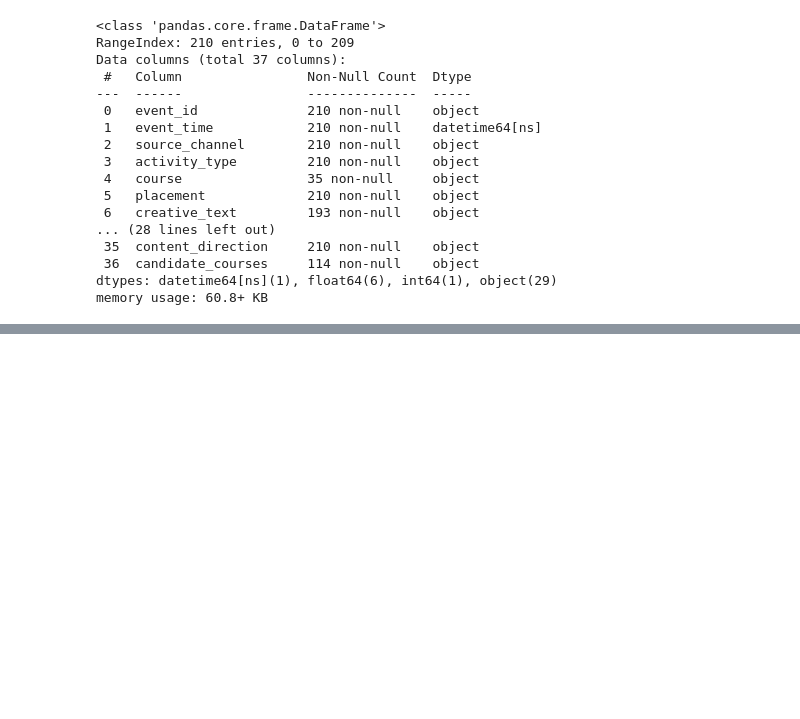
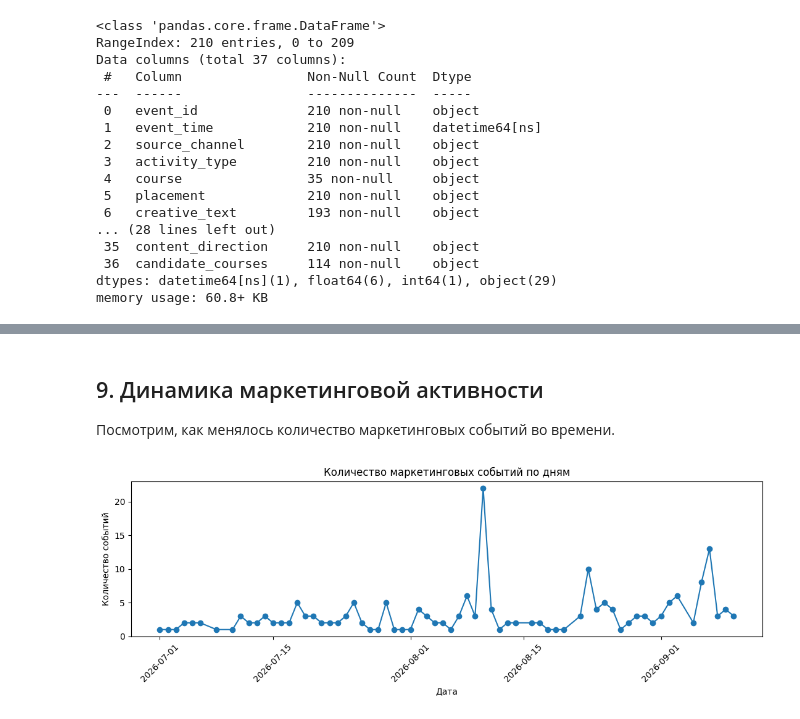
Before and after one commit to perchii/hackathon-postupashki, a Jupyter notebook: notebooks/marketing_eda.ipynb, the cells around one changed output, grey strips where cells are left out. Saved outputs shown, nothing was run; the diff lists cells and outputs as text; code cells hidden in the pictures; blank space fills up the shorter version.

```diff
--- a/notebooks/marketing_eda.ipynb
+++ b/notebooks/marketing_eda.ipynb
@@ -74,14 +193,0 @@ print(marketing["event_time"].min(), "—", marketing["event_time"].max())
-# %%
-categorical_cols = [
-    "source_channel",
-    "activity_type",
-    "external_or_internal",
-    "data_source",
-    "confidence",
-    "channel_relationship",
-    "paid_status"
-]
-
-for col in categorical_cols:
-    print(f"\n### {col}")
-    display(marketing[col].value_counts(dropna=False))
@@ -146,0 +420,3 @@ Name: count, dtype: int64
+# %%
+for col in ["views", "reactions"]:
+    marketing[col] = pd.to_numeric(marketing[col], errors="coerce")
@@ -146,0 +435,24 @@ Name: count, dtype: int64
+# %% [markdown]
+## 9. Динамика маркетинговой активности
+
+Посмотрим, как менялось количество маркетинговых событий во времени.
+# %%
+events_daily = (
+    marketing
+    .groupby(marketing["event_time"].dt.date)
+    .size()
+)
+
+events_daily.plot(
+    figsize=(11, 4),
+    marker="o"
+)
+
+plt.title("Количество маркетинговых событий по дням")
+plt.xlabel("Дата")
+plt.ylabel("Количество событий")
+plt.xticks(rotation=45)
+plt.tight_layout()
+plt.show()
+# %% [output]
+[figure, added]
```
Also changed, not shown: parts of 28 cells of this notebook.
